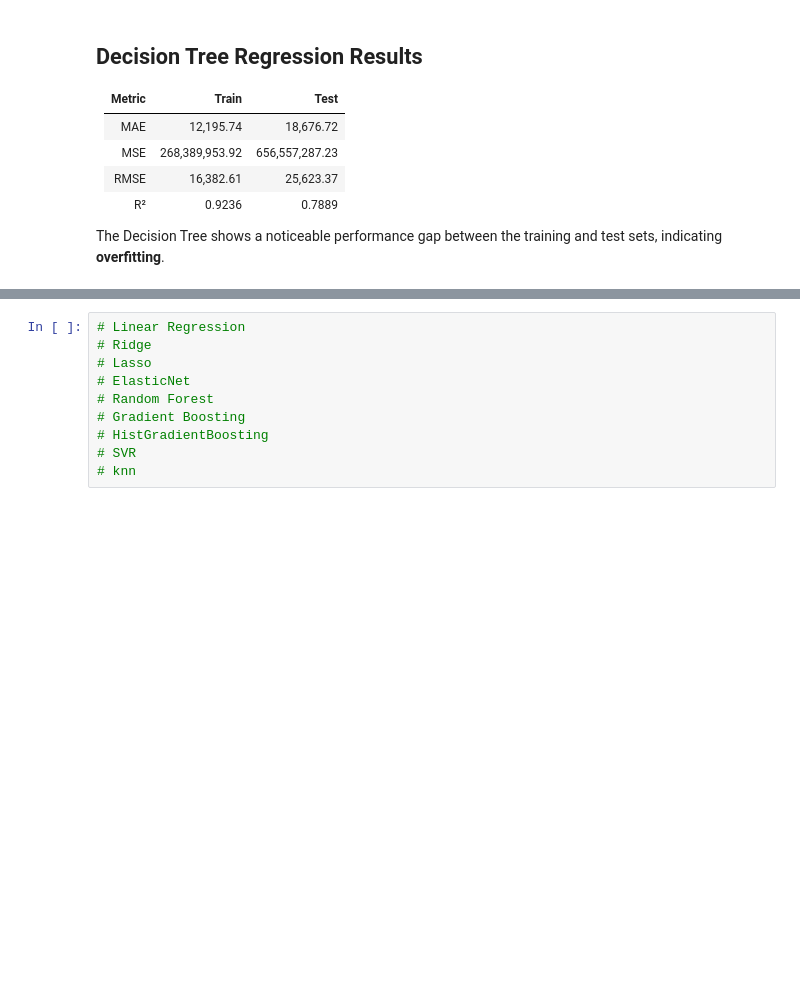
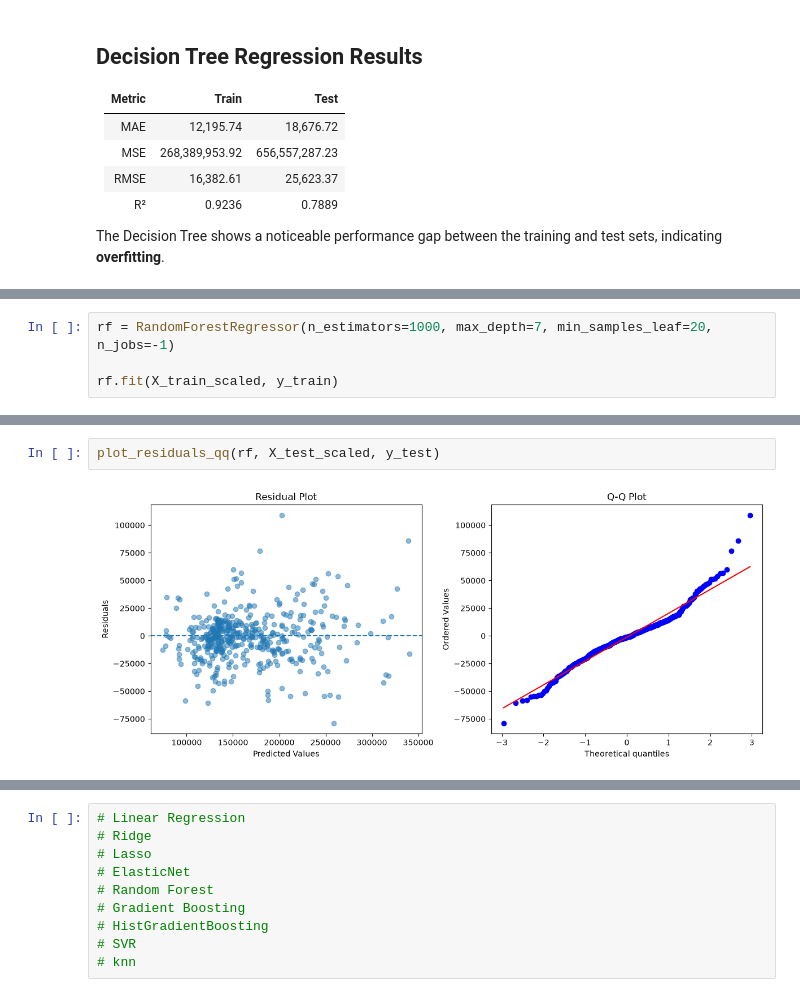
Before and after one commit to Mohamadzf23/ames-housing-price-prediction, a Jupyter notebook: src/ames_housing_price_prediction.ipynb, the cells around one changed output, grey strips where cells are left out. Drawn from its saved outputs; the diff is of its cells as text; blank space fills up the shorter version.

Commit message:
Train and evaluate Random Forest Regressor

```diff
--- a/src/ames_housing_price_prediction.ipynb
+++ b/src/ames_housing_price_prediction.ipynb
@@ -2994,0 +3009,4 @@ The Decision Tree shows a noticeable performance gap between the training and te
+# %%
+rf = RandomForestRegressor(n_estimators=1000, max_depth=7, min_samples_leaf=20, n_jobs=-1)
+
+rf.fit(X_train_scaled, y_train)
@@ -2994,0 +3040,4 @@ The Decision Tree shows a noticeable performance gap between the training and te
+# %%
+plot_residuals_qq(rf, X_test_scaled, y_test)
+# %% [output]
+[figure, added]
```
Also changed, not shown: parts of 12 cells of this notebook.
